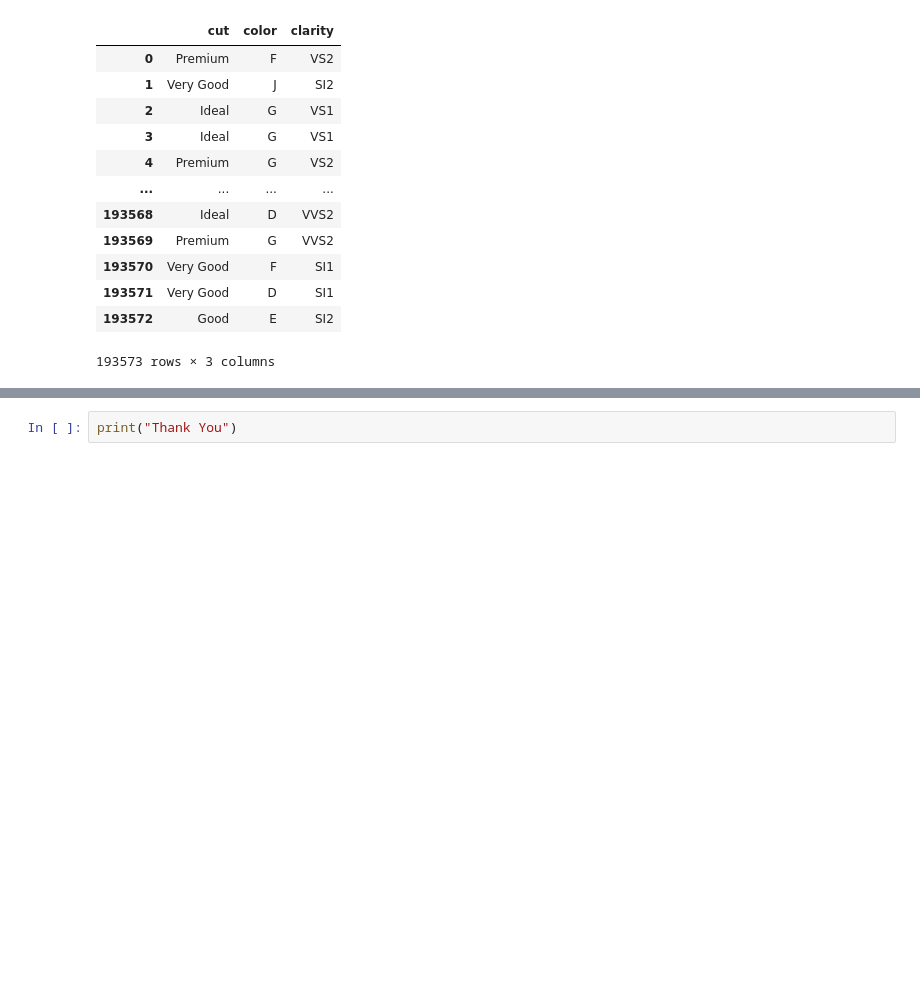
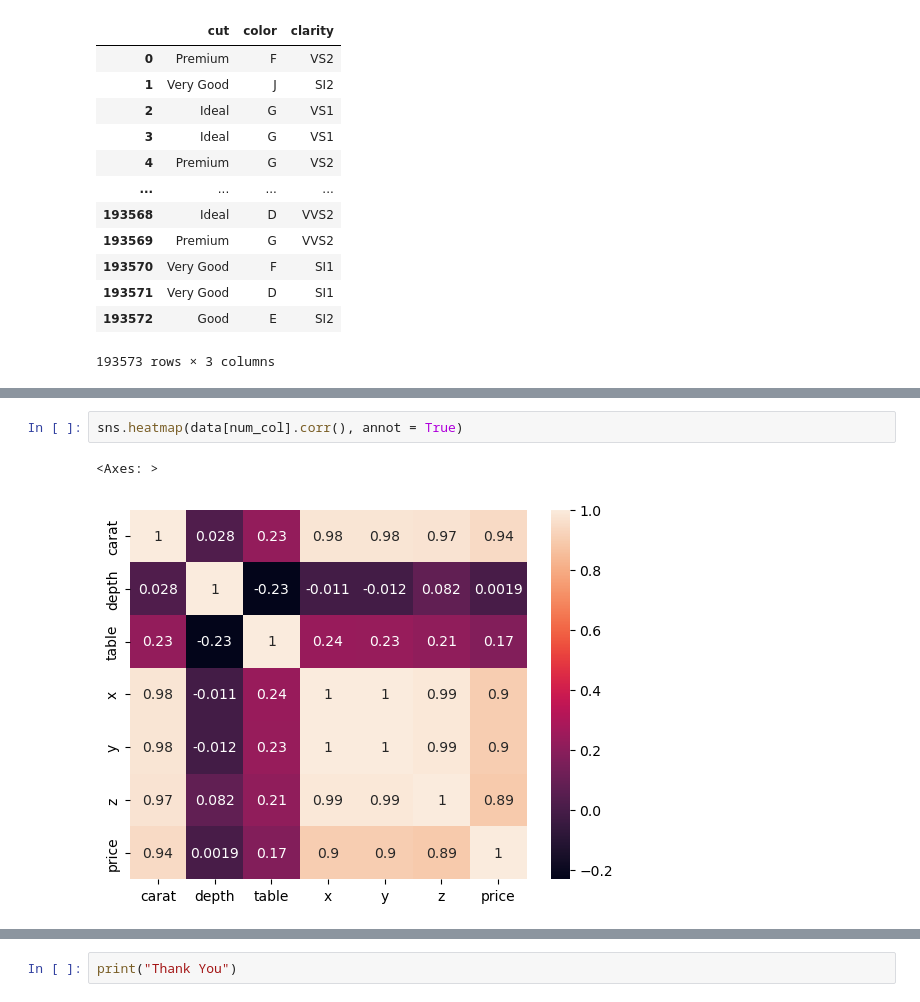
Before and after one commit to nsgowebjavaprog/Ithinkit-sMLOPs, a Jupyter notebook: experiment/experiments.ipynb, the cells around one changed output, grey strips where cells are left out. Drawn from its saved outputs; the diff is of its cells as text; blank space fills up the shorter version.

```diff
--- a/experiment/experiments.ipynb
+++ b/experiment/experiments.ipynb
@@ -200,0 +282,5 @@ data[cat_col]
+# %%
+sns.heatmap(data[num_col].corr(), annot = True)
+# %% [output]
+<Axes: >
+[figure, added]
```
Also changed, not shown: parts of 11 cells of this notebook.
